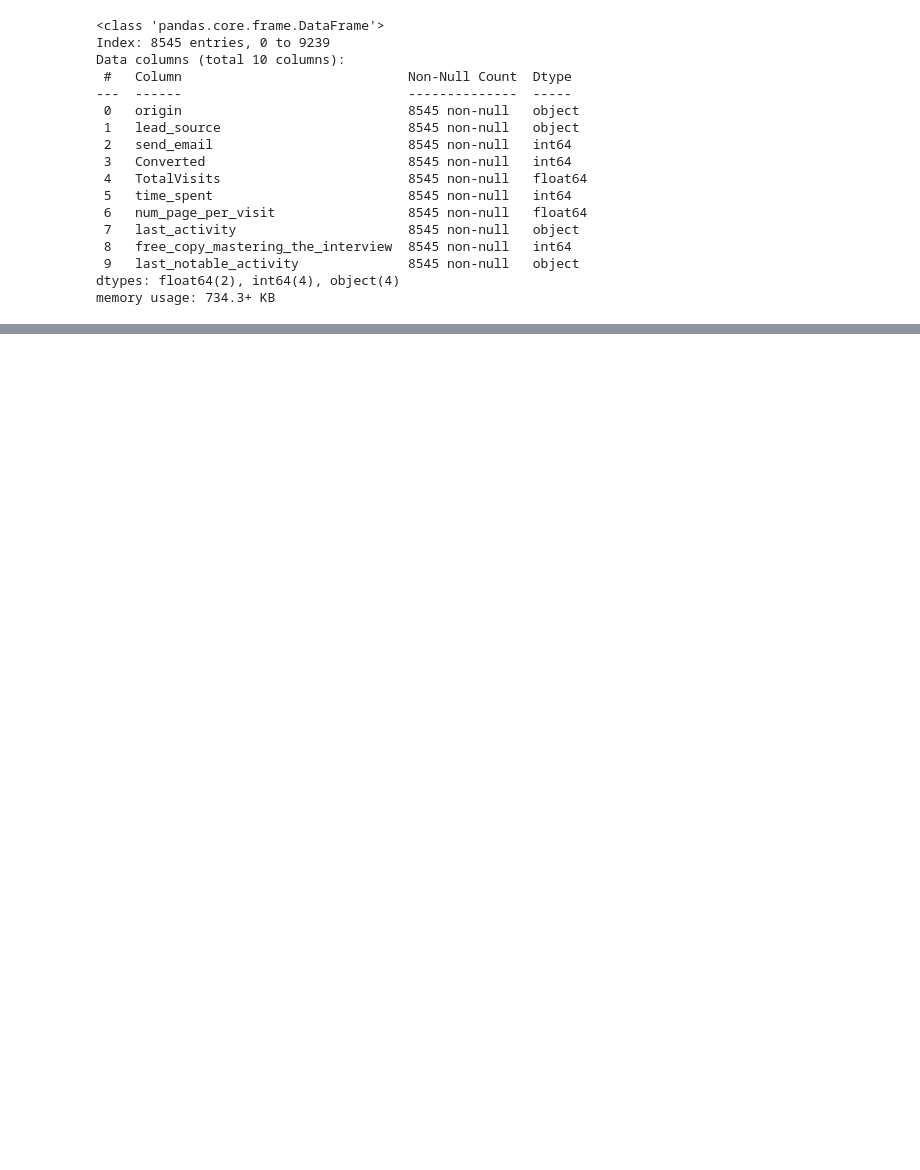
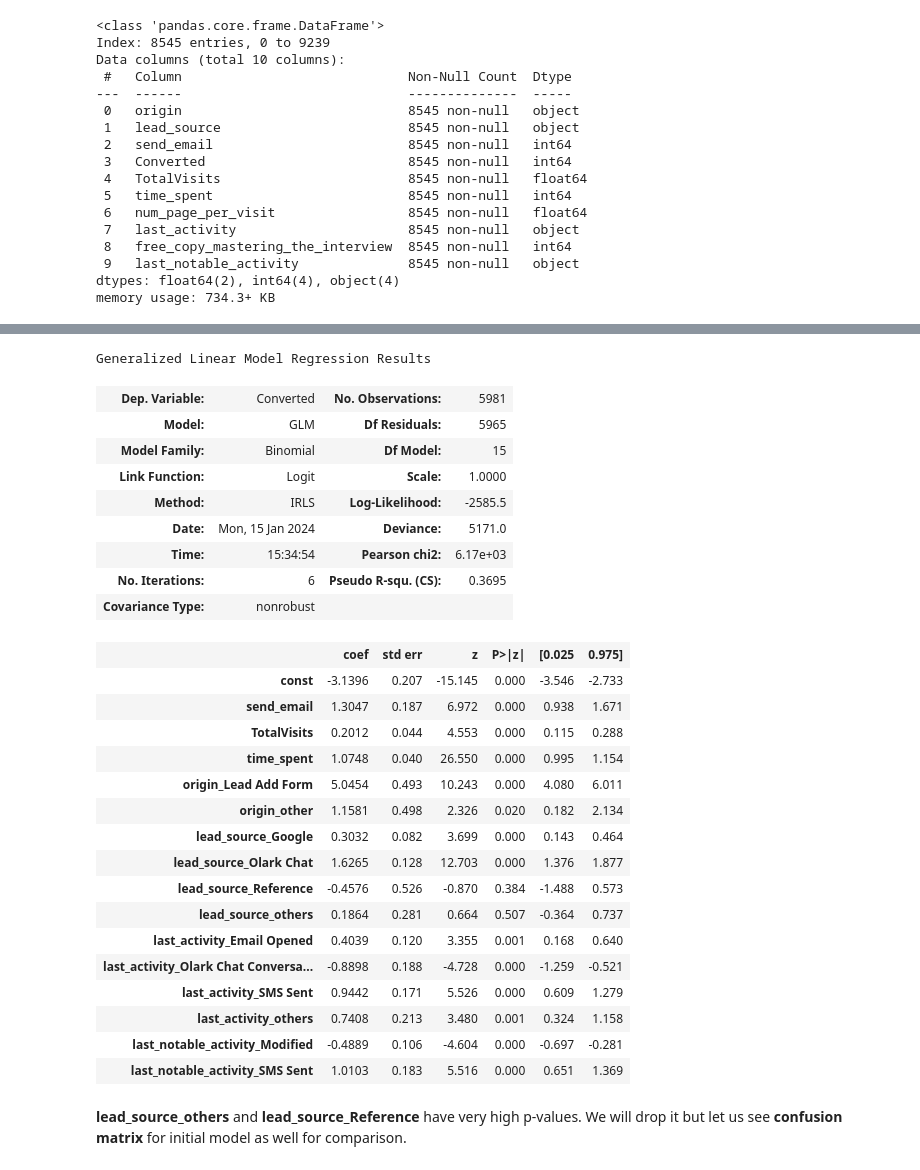
Before and after one commit to keshavRaj/LeadScoringCaseStudy, a Jupyter notebook: Lead Scoring Assignment/Lead+Case+Study.ipynb, the cells around one changed output, grey strips where cells are left out. Drawn from its saved outputs; the diff is of its cells as text; code cells hidden in the pictures; blank space fills up the shorter version.

Commit message:
Built the final model

```diff
--- a/Lead Scoring Assignment/Lead+Case+Study.ipynb
+++ b/Lead Scoring Assignment/Lead+Case+Study.ipynb
@@ -1982,0 +1983,3 @@ X_train_post_rfe.shape
+# %%
+X_train_sm = sm.add_constant(X_train_post_rfe)
+X_train_sm.head()
@@ -1982,0 +1993,34 @@ X_train_post_rfe.shape
+# %%
+logmodel = sm.GLM(y_train, X_train_sm, family = sm.families.Binomial())
+res = logmodel.fit()
+res.summary()
+# %% [output]
+Generalized Linear Model Regression Results
+| Dep. Variable: | Converted | No. Observations: | 5981 |
+| Model: | GLM | Df Residuals: | 5965 |
+| Model Family: | Binomial | Df Model: | 15 |
+| Link Function: | Logit | Scale: | 1.0000 |
+| Method: | IRLS | Log-Likelihood: | -2585.5 |
+| Date: | Mon, 15 Jan 2024 | Deviance: | 5171.0 |
+| Time: | 15:34:54 | Pearson chi2: | 6.17e+03 |
+| No. Iterations: | 6 | Pseudo R-squ. (CS): | 0.3695 |
+| Covariance Type: | nonrobust |  |  |
+|  | coef | std err | z | P>|z| | [0.025 | 0.975] |
+| const | -3.1396 | 0.207 | -15.145 | 0.000 | -3.546 | -2.733 |
+| send_email | 1.3047 | 0.187 | 6.972 | 0.000 | 0.938 | 1.671 |
+| TotalVisits | 0.2012 | 0.044 | 4.553 | 0.000 | 0.115 | 0.288 |
+| time_spent | 1.0748 | 0.040 | 26.550 | 0.000 | 0.995 | 1.154 |
+| origin_Lead Add Form | 5.0454 | 0.493 | 10.243 | 0.000 | 4.080 | 6.011 |
+| origin_other | 1.1581 | 0.498 | 2.326 | 0.020 | 0.182 | 2.134 |
+| lead_source_Google | 0.3032 | 0.082 | 3.699 | 0.000 | 0.143 | 0.464 |
+| lead_source_Olark Chat | 1.6265 | 0.128 | 12.703 | 0.000 | 1.376 | 1.877 |
+| lead_source_Reference | -0.4576 | 0.526 | -0.870 | 0.384 | -1.488 | 0.573 |
+| lead_source_others | 0.1864 | 0.281 | 0.664 | 0.507 | -0.364 | 0.737 |
+| last_activity_Email Opened | 0.4039 | 0.120 | 3.355 | 0.001 | 0.168 | 0.640 |
+| last_activity_Olark Chat Conversa... | -0.8898 | 0.188 | -4.728 | 0.000 | -1.259 | -0.521 |
+| last_activity_SMS Sent | 0.9442 | 0.171 | 5.526 | 0.000 | 0.609 | 1.279 |
+| last_activity_others | 0.7408 | 0.213 | 3.480 | 0.001 | 0.324 | 1.158 |
+| last_notable_activity_Modified | -0.4889 | 0.106 | -4.604 | 0.000 | -0.697 | -0.281 |
+| last_notable_activity_SMS Sent | 1.0103 | 0.183 | 5.516 | 0.000 | 0.651 | 1.369 |
+# %% [markdown]
+<b>lead_source_others</b> and <b>lead_source_Reference</b> have very high p-values. We will drop it but let us see <b>confusion matrix</b> for initial model as well for comparison.
```
Also changed, not shown: parts of 85 cells of this notebook.
